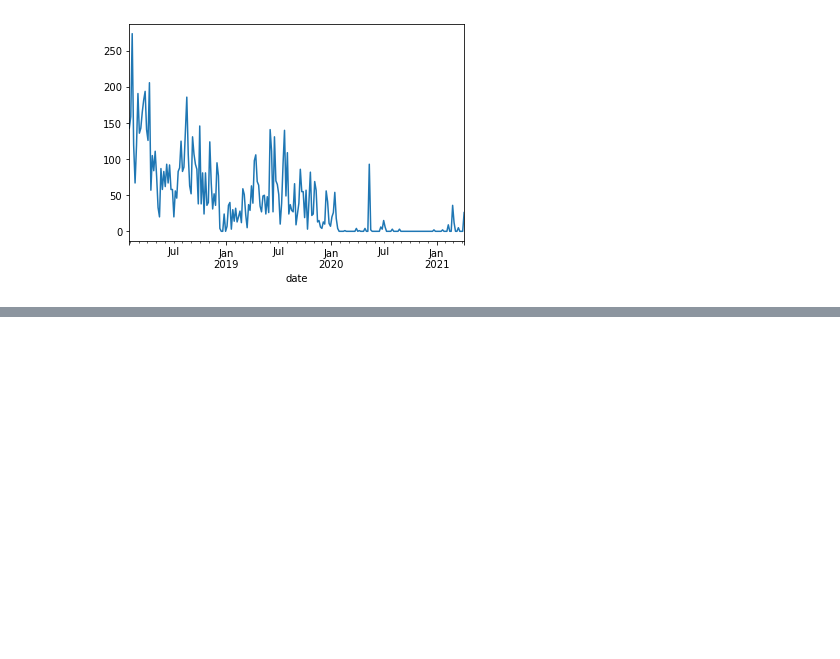
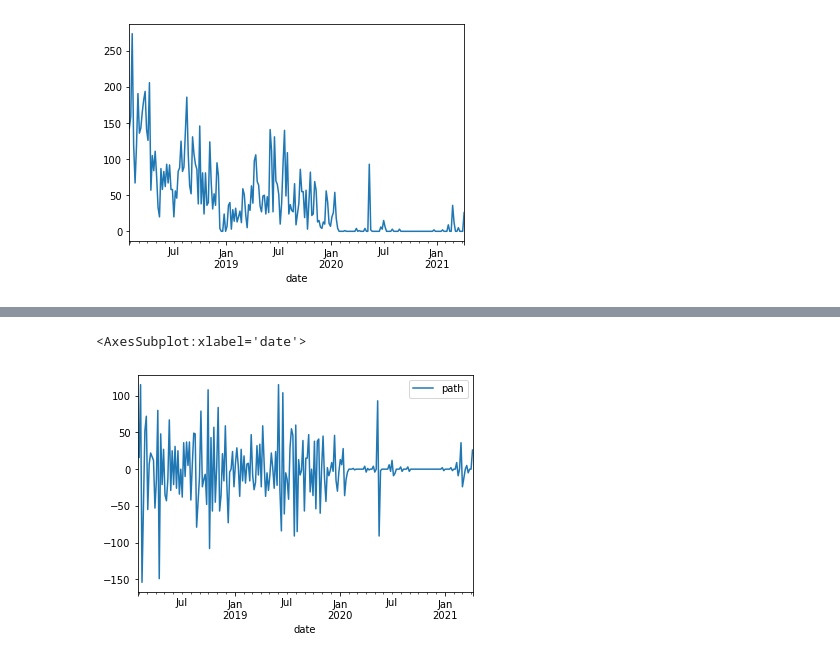
Before and after one commit to jesse-d-marder/anomaly-detection-exercises, a Jupyter notebook: time_series_anomaly_detection.ipynb, the cells around one changed output, grey strips where cells are left out. Saved outputs shown, nothing was run; the diff lists cells and outputs as text; code cells hidden in the pictures; blank space fills up the shorter version.

```diff
--- a/time_series_anomaly_detection.ipynb
+++ b/time_series_anomaly_detection.ipynb
@@ -337,9 +337,9 @@ small_df.user_id.nunique()
 # %% [output]
 79
 # %%
-cohort_e = pd.DataFrame(df[df.cohort_id==14.0].resample('5d').path.count())
+a_cohort = pd.DataFrame(df[df.cohort_id==14.0].resample('5d').path.count())
 
-cohort_e.path.plot()
+a_cohort.path.plot()
 # %% [output]
 <AxesSubplot:xlabel='date'>
 [figure]
@@ -345,0 +360,5 @@ cohort_e.path.plot()
+# %%
+a_cohort.diff().plot()
+# %% [output]
+<AxesSubplot:xlabel='date'>
+[figure, added]
```
Also changed, not shown: parts of 11 cells of this notebook, 1 other file.
